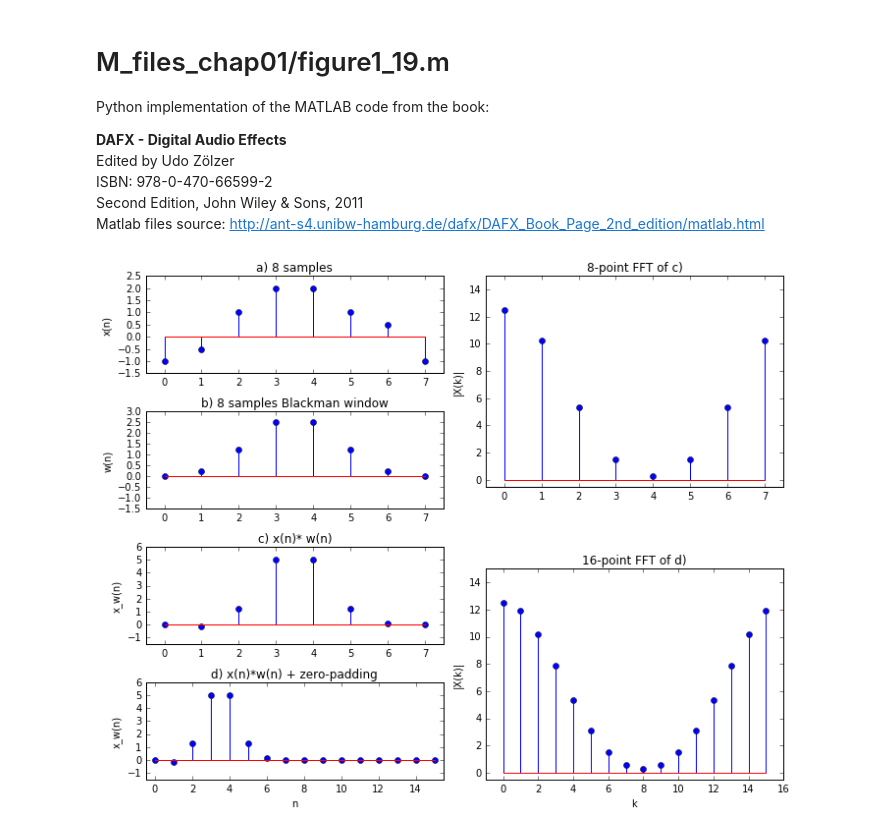
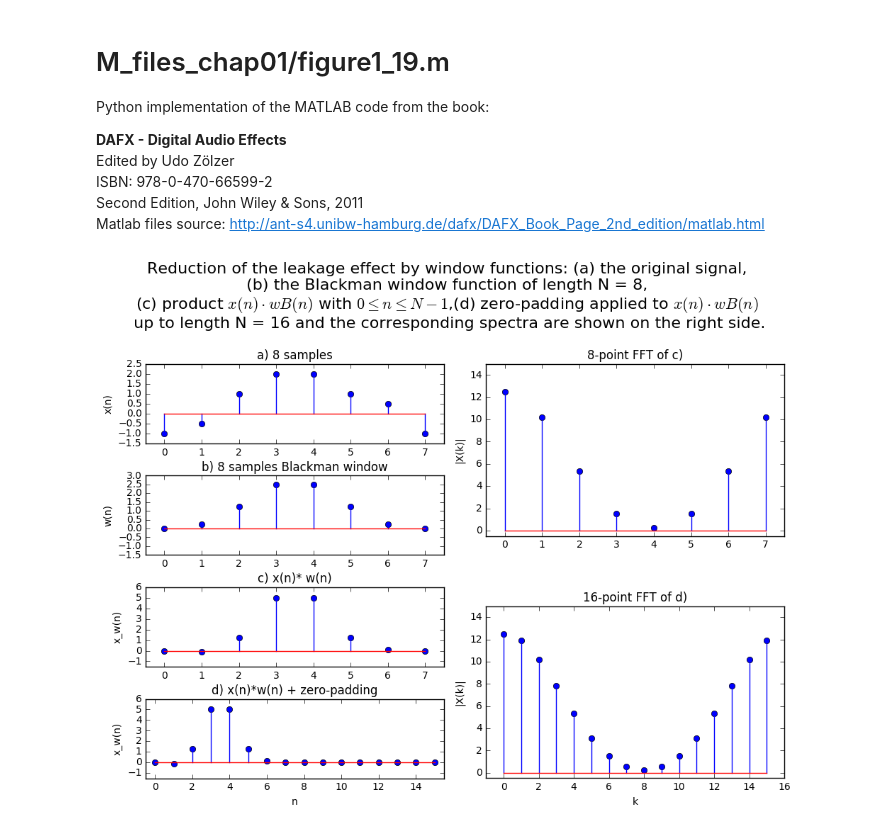
Before and after one commit to JoseRZapata/PyDAFX, a Jupyter notebook: 01_Introduction/figure1_19.ipynb, the cells around one changed output. Saved outputs shown, nothing was run; the diff lists cells and outputs as text; code cells hidden in the pictures.

Commit message:
update figure superior titles

```diff
--- a/01_Introduction/figure1_19.ipynb
+++ b/01_Introduction/figure1_19.ipynb
@@ -30,31 +30,36 @@ plt.stem(x);plt.axis([-0.5, 7.5, -1.5, 2.5]);
 plt.ylabel('x(n)');
 plt.title('a) 8 samples');
 plt.subplot(423);
 plt.stem(w);plt.axis([-0.5, 7.5, -1.5, 3]);
 plt.ylabel('w(n)');
 plt.title('b) 8 samples Blackman window');
 
 plt.subplot(425);
 plt.stem(x1);plt.axis([-0.5, 7.5, -1.5, 6]);
 plt.ylabel('x_w(n)');
 plt.title('c) x(n)* w(n)');
 
 plt.subplot(427);
 plt.stem(x2);plt.axis([-0.5, 15.5, -1.5, 6]);
 plt.xlabel('n');plt.ylabel('x_w(n)');
 plt.title('d) x(n)*w(n) + zero-padding');
 
 plt.subplot(222);
 plt.stem(abs(fft(x1)));plt.axis([-0.5, 7.5, -0.5, 15]);
 plt.ylabel('|X(k)|');
 plt.title('8-point FFT of c)');
 
 plt.subplot(224);
 plt.stem(np.abs(fft(x2)));plt.axis([-1, 16, -0.5, 15]);
 plt.xlabel('k');plt.ylabel('|X(k)|');
 plt.title('16-point FFT of d)');
 
+plt.suptitle('Reduction of the leakage effect by window functions: (a) the original signal,\n (b) the Blackman window function of length N = 8, \n'
+            r'(c) product $x(n)\cdot wB(n) $ with $0 \leq n \leq N-1 $,(d) zero-padding applied to $x(n)\cdot wB(n)$'
+             '\n up to length N = 16 and the corresponding spectra are shown on the right side.',size=16)
+
 plt.tight_layout()
+plt.subplots_adjust(top=0.8)
 plt.show()
 # %% [output]
-[figure, old version]
+[figure, new version]
```
Also changed, not shown: 1 other file.
